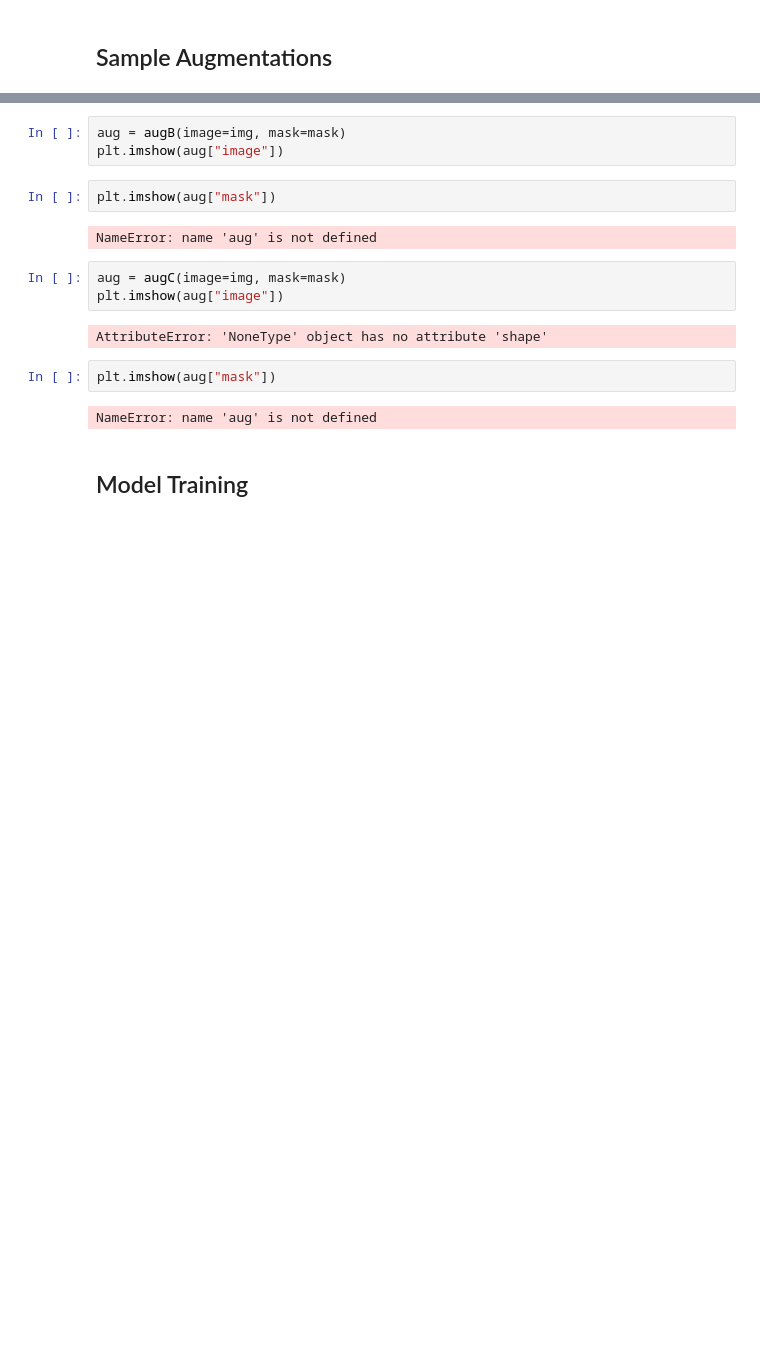
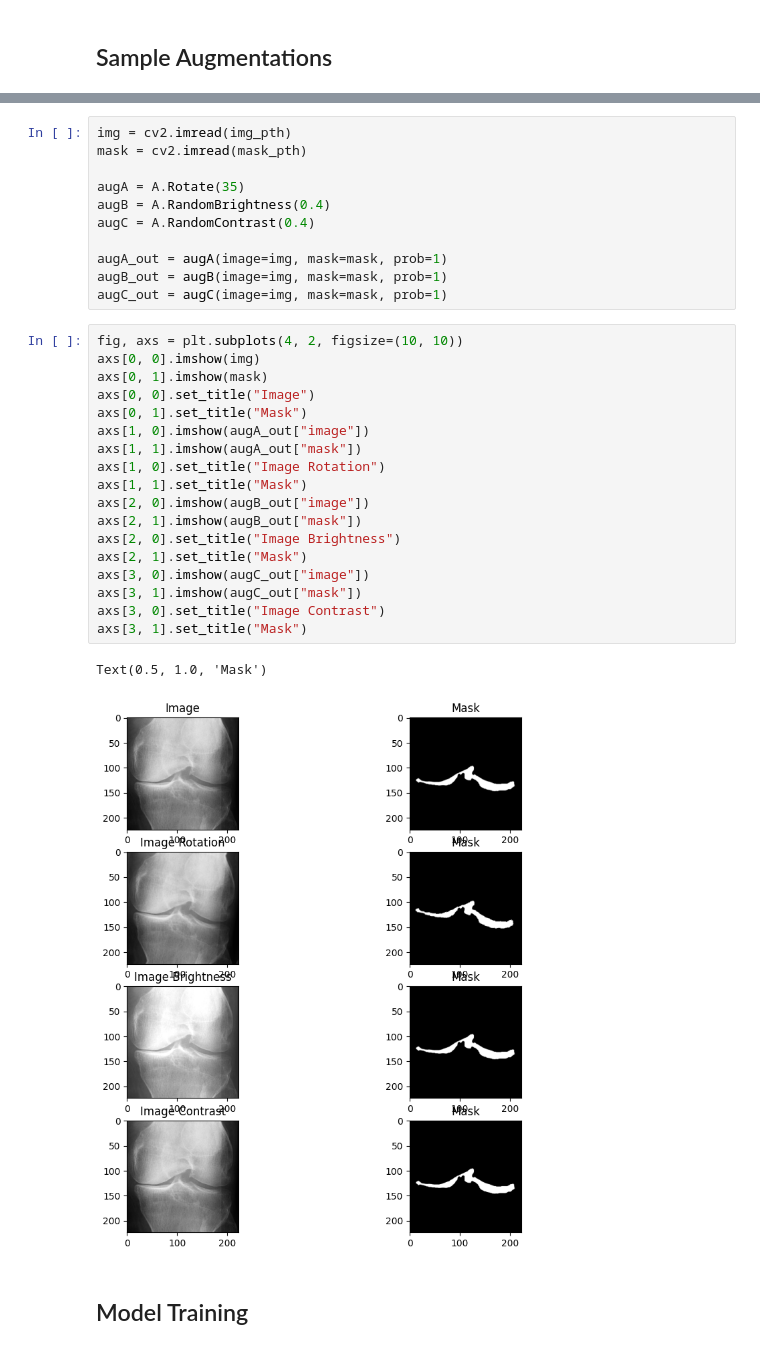
Before and after one commit to pitthexai/ISVC_2023_Tutorial_XAI_Few_Shot_on_the_Cloud, a Jupyter notebook: Code/Segmentation/FewShotSegmentation.ipynb, the cells around one changed output, grey strips where cells are left out. Drawn from its saved outputs; the diff is of its cells as text; blank space fills up the shorter version.

```diff
--- a/Code/Segmentation/FewShotSegmentation.ipynb
+++ b/Code/Segmentation/FewShotSegmentation.ipynb
@@ -217,19 +211,35 @@ plt.imshow(aug["mask"])
-# %%
-aug = augB(image=img, mask=mask)
-plt.imshow(aug["image"])
-# %%
-plt.imshow(aug["mask"])
-# %% [output]
-NameError: name 'aug' is not defined
-# %%
-aug = augC(image=img, mask=mask)
-plt.imshow(aug["image"])
-# %% [output]
-AttributeError: 'NoneType' object has no attribute 'shape'
-# %%
-plt.imshow(aug["mask"])
-# %% [output]
-NameError: name 'aug' is not defined
+# %%
+img = cv2.imread(img_pth)
+mask = cv2.imread(mask_pth)
+
+augA = A.Rotate(35)
+augB = A.RandomBrightness(0.4)
+augC = A.RandomContrast(0.4)
+
+augA_out = augA(image=img, mask=mask, prob=1)
+augB_out = augB(image=img, mask=mask, prob=1)
+augC_out = augC(image=img, mask=mask, prob=1)
+# %%
+fig, axs = plt.subplots(4, 2, figsize=(10, 10))
+axs[0, 0].imshow(img)
+axs[0, 1].imshow(mask)
+axs[0, 0].set_title("Image")
+axs[0, 1].set_title("Mask")
+axs[1, 0].imshow(augA_out["image"])
+axs[1, 1].imshow(augA_out["mask"])
+axs[1, 0].set_title("Image Rotation")
+axs[1, 1].set_title("Mask")
+axs[2, 0].imshow(augB_out["image"])
+axs[2, 1].imshow(augB_out["mask"])
+axs[2, 0].set_title("Image Brightness")
+axs[2, 1].set_title("Mask")
+axs[3, 0].imshow(augC_out["image"])
+axs[3, 1].imshow(augC_out["mask"])
+axs[3, 0].set_title("Image Contrast")
+axs[3, 1].set_title("Mask")
+# %% [output]
+Text(0.5, 1.0, 'Mask')
+[figure, added]
 # %% [markdown]
 ## Model Training
 # %%
```
Also changed, not shown: parts of 18 cells of this notebook.
